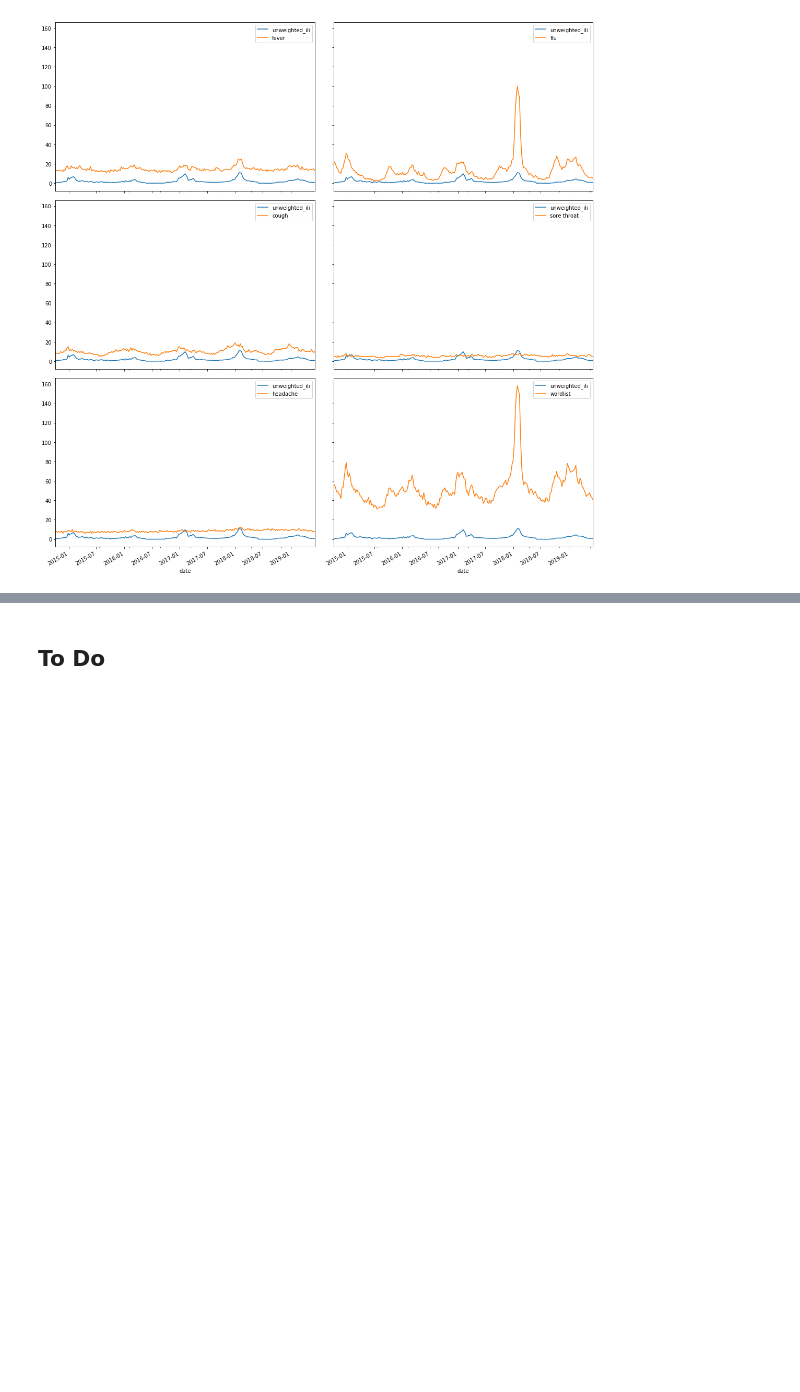
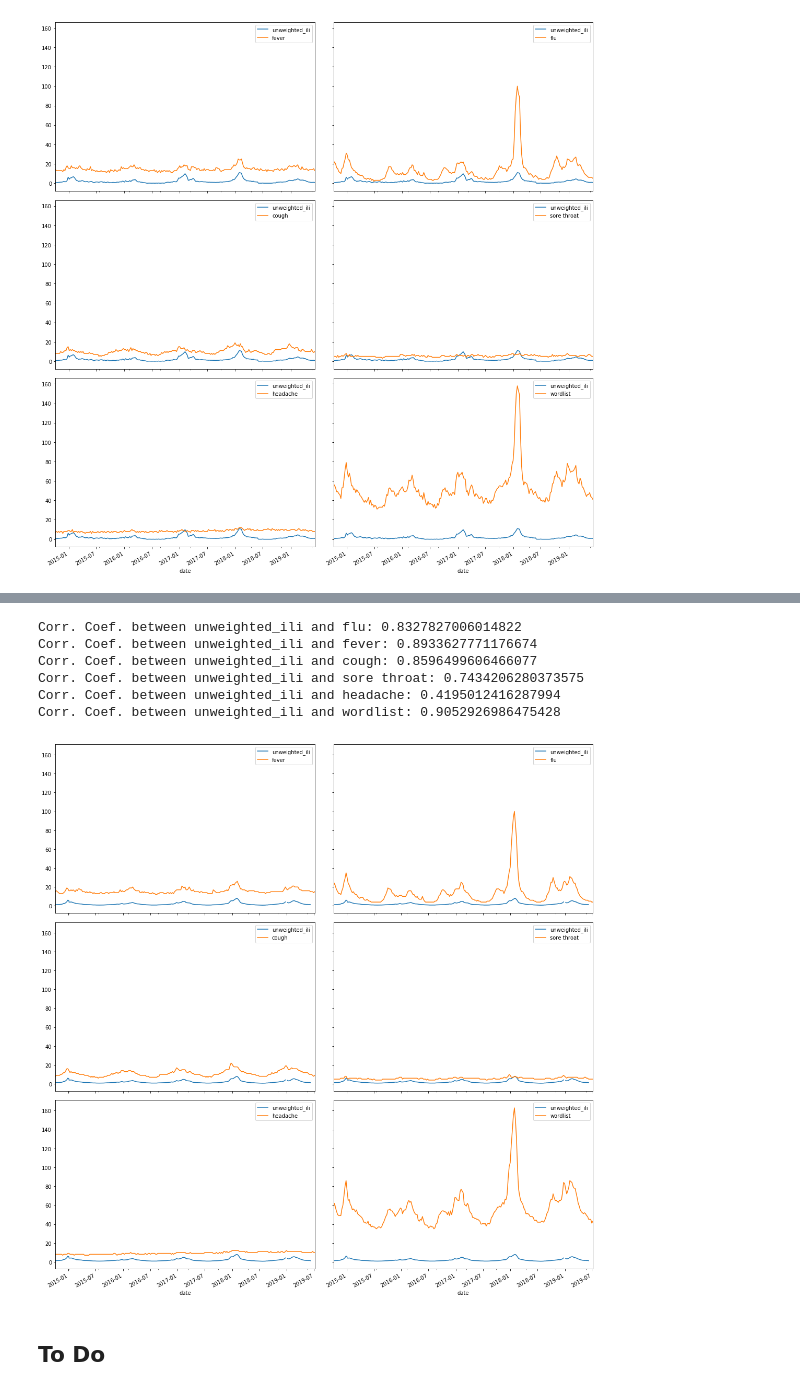
Before and after one commit to tlary/US-ILI-Rates-Forecasting-using-Google-Trends, a Jupyter notebook: curaio.ipynb, the cells around one changed output, grey strips where cells are left out. Cells and saved outputs as stored; diff of their text form; code cells hidden in the pictures; blank space fills up the shorter version.

Commit message:
looking at national level ili rates and correlations

```diff
--- a/curaio.ipynb
+++ b/curaio.ipynb
@@ -273,3 +275,44 @@ plt.tight_layout()
+# %%
+ili_us = pd.read_csv("ili_national_level.csv", header=0)
+# setting the date as datetimeindex
+ili_us["date"] = pd.to_datetime(ili_us.week.astype(str) + ili_us.year.astype(str).add("-0"), format="%W%Y-%w")
+ili_us.set_index("date", inplace=True)
+# shifting the datetimeindex one week back
+ili_us_shifted = ili_us.shift(-1, freq='W')
+# %%
+pytrends = TrendReq(hl='en-US', tz=360)
+# %%
+# getting google Trends data
+kw_list = ["fever", "flu", "cough", "sore throat", "headache"]
+pytrends.build_payload(kw_list, cat=0, timeframe="2014-09-29 2019-07-07", geo='US')
+trends_us = pytrends.interest_over_time()
+trends_us = trends_us.drop("isPartial", axis=1)
+# %%
+# merge the dataframes on the Datetimeindex
+merged_us = trends_us.join(ili_us_shifted)
+merged_us["wordlist"] = merged_us.fever + merged_us.flu + merged_us.cough + merged_us["sore throat"] + merged_us.headache
+# %%
+for var in ["flu", "fever", "cough", "sore throat", "headache", "wordlist"]:
+    print("Corr. Coef. between unweighted_ili and " + var + ": " + str(merged_us["unweighted_ili"].corr(merged_us[var])))
+# %% [output]
+Corr. Coef. between unweighted_ili and flu: 0.8327827006014822
+Corr. Coef. between unweighted_ili and fever: 0.8933627771176674
+Corr. Coef. between unweighted_ili and cough: 0.8596499606466077
+Corr. Coef. between unweighted_ili and sore throat: 0.7434206280373575
+Corr. Coef. between unweighted_ili and headache: 0.4195012416287994
+Corr. Coef. between unweighted_ili and wordlist: 0.9052926986475428
+# %%
+fig, axes = plt.subplots(nrows=3, ncols=2, sharex=True, sharey=True, figsize=(15,15))
+
+merged_us.reset_index().plot(x="date", y=["unweighted_ili", "fever"], ax=axes[0,0])
+merged_us.reset_index().plot(x="date", y=["unweighted_ili", "flu"], ax=axes[0,1])
+merged_us.reset_index().plot(x="date", y=["unweighted_ili", "cough"], ax=axes[1,0])
+merged_us.reset_index().plot(x="date", y=["unweighted_ili", "sore throat"], ax=axes[1,1])
+merged_us.reset_index().plot(x="date", y=["unweighted_ili", "headache"], ax=axes[2,0])
+merged_us.reset_index().plot(x="date", y=["unweighted_ili", "wordlist"], ax=axes[2,1])
+plt.tight_layout()
+# %% [output]
+[figure, added]
 # %% [markdown]
 ## To Do
 # %% [markdown]
```
Also changed, not shown: parts of 2 cells of this notebook.
